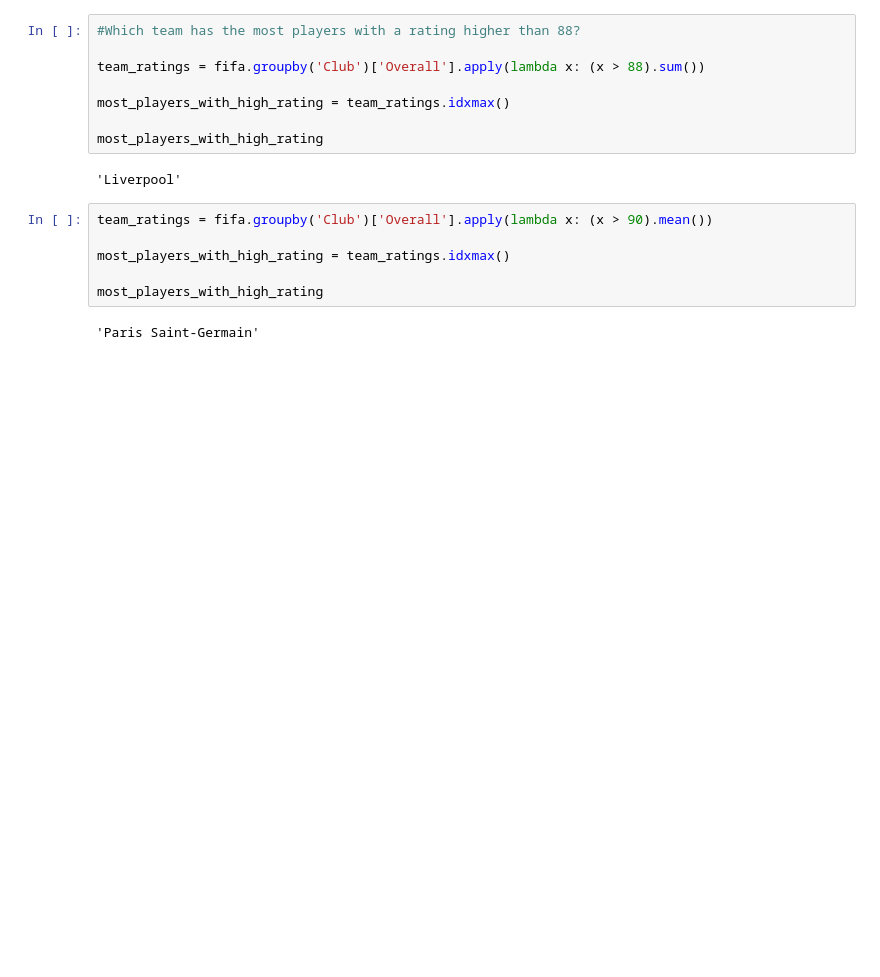
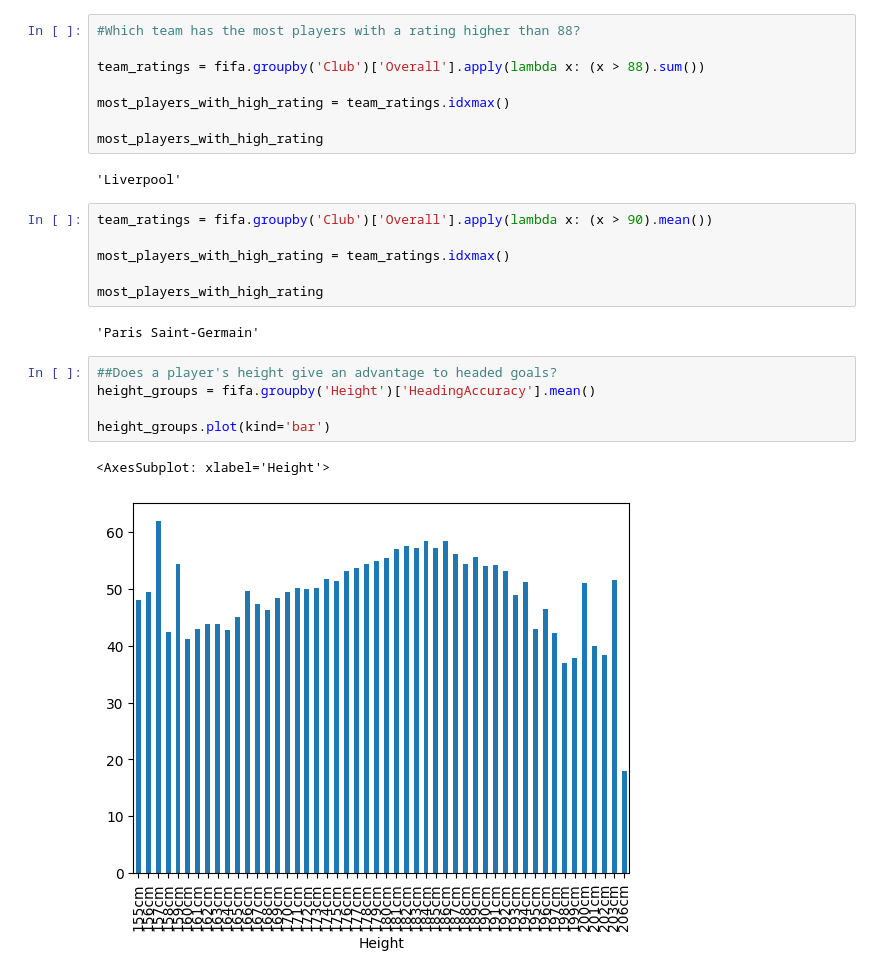
Before and after one commit to OsvaldoR02/HTH_Fall_Program, a Jupyter notebook: Finding-an-Interesting-Dataset-OsvaldoR1/Fifa.ipynb, the cells around one changed output. Saved outputs shown, nothing was run; the diff lists cells and outputs as text; blank space fills up the shorter version.

```diff
--- a/Finding-an-Interesting-Dataset-OsvaldoR1/Fifa.ipynb
+++ b/Finding-an-Interesting-Dataset-OsvaldoR1/Fifa.ipynb
@@ -90,3 +78,11 @@ most_players_with_high_rating = team_ratings.idxmax()
 most_players_with_high_rating
 # %% [output]
 'Paris Saint-Germain'
+# %%
+##Does a player's height give an advantage to headed goals?
+height_groups = fifa.groupby('Height')['HeadingAccuracy'].mean()
+
+height_groups.plot(kind='bar')
+# %% [output]
+<AxesSubplot: xlabel='Height'>
+[figure, added]
```
Also changed, not shown: parts of 3 cells of this notebook.
